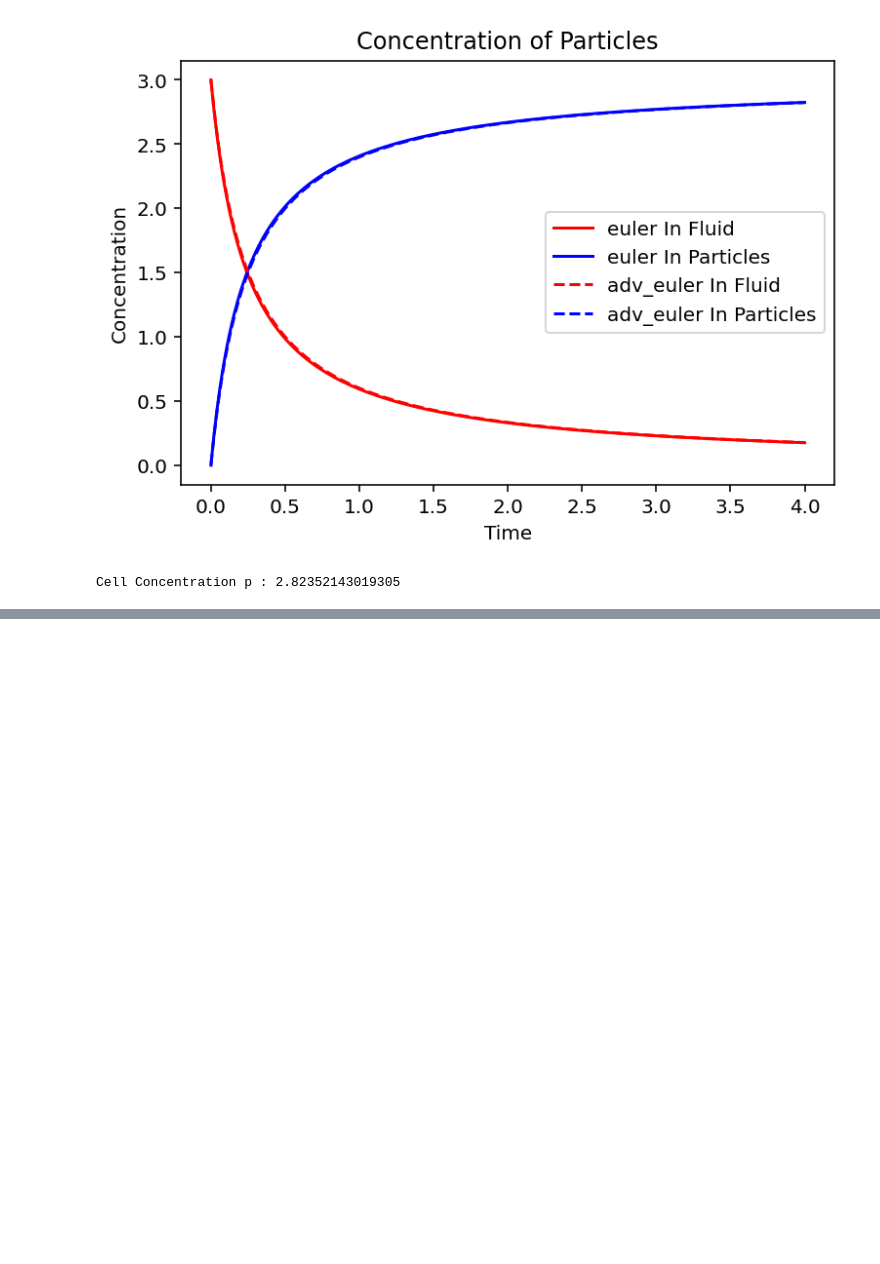
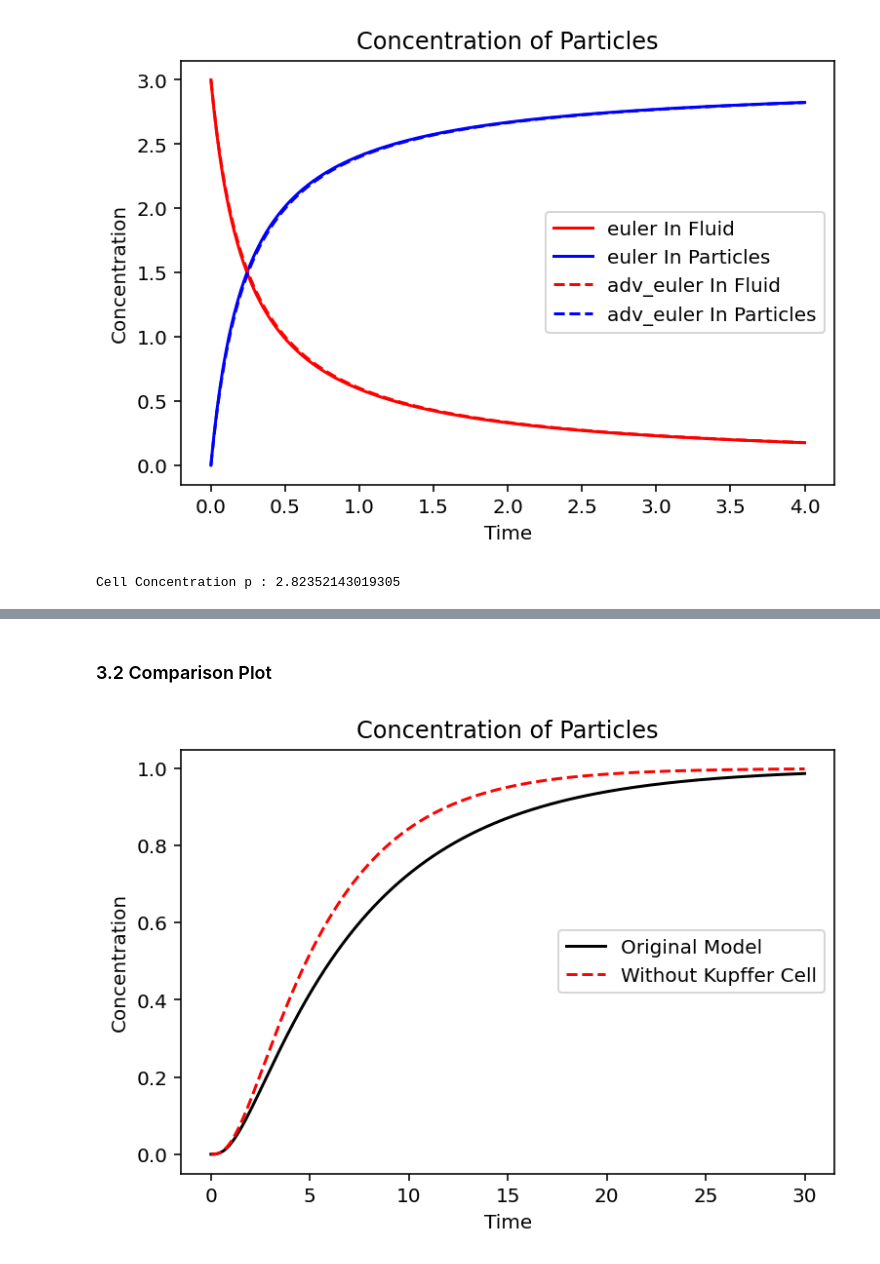
Before and after one commit to lich2000117/NanoParticles-Modelling, a Jupyter notebook: Code/Final_Model.ipynb, the cells around one changed output, grey strips where cells are left out. Drawn from its saved outputs; the diff is of its cells as text; code cells hidden in the pictures; blank space fills up the shorter version.

```diff
--- a/Code/Final_Model.ipynb
+++ b/Code/Final_Model.ipynb
@@ -295,0 +403,16 @@ print("Cell Concentration p :", ode.get_cell_concentration())
+# %% [markdown]
+### 3.2 Comparison Plot
+# %%
+### Comparison Plot
+fig = plt.figure(dpi = 144)
+ax = fig.gca()
+ax.plot(ode.t, ode.BileDuct.u, 'k-', label= "Original Model")
+ax.plot(ode_noKupffer.t, ode_noKupffer.BileDuct.u, 'r--', label="Without Kupffer Cell")
+ax.set_ylabel("Concentration")
+ax.set_xlabel("Time")
+ax.set_title("Concentration of Particles")
+ax.legend(loc='center right')
+# plt.savefig("./1.jpg")
+plt.show()
+# %% [output]
+[figure, added]
```
Also changed, not shown: parts of 13 cells of this notebook.
